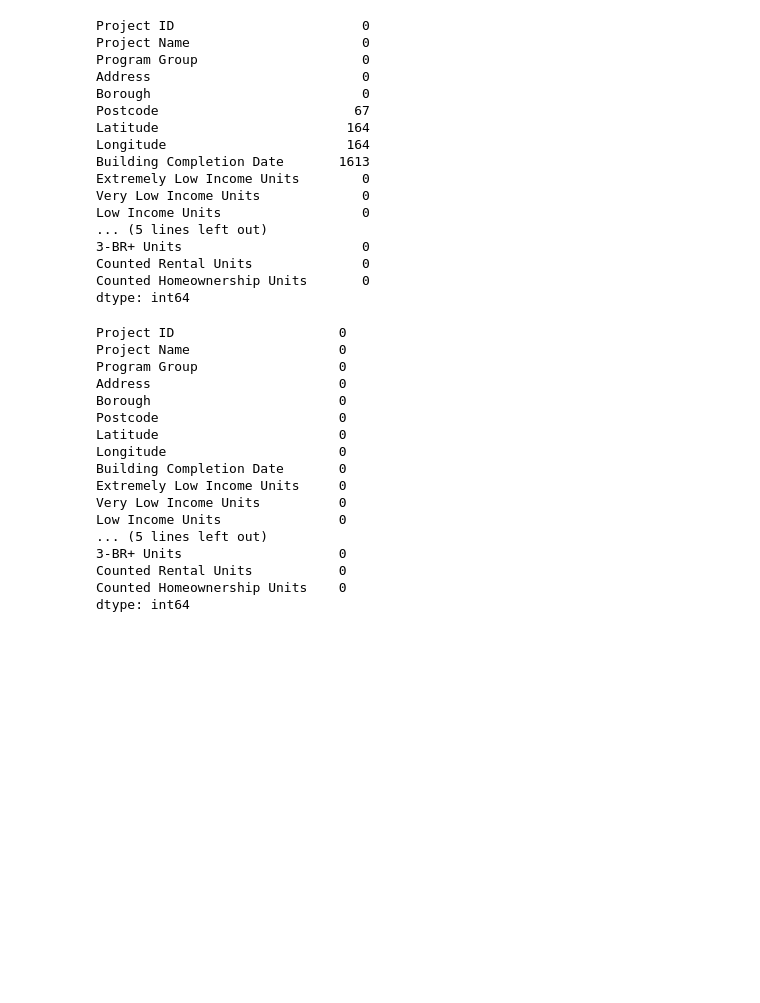
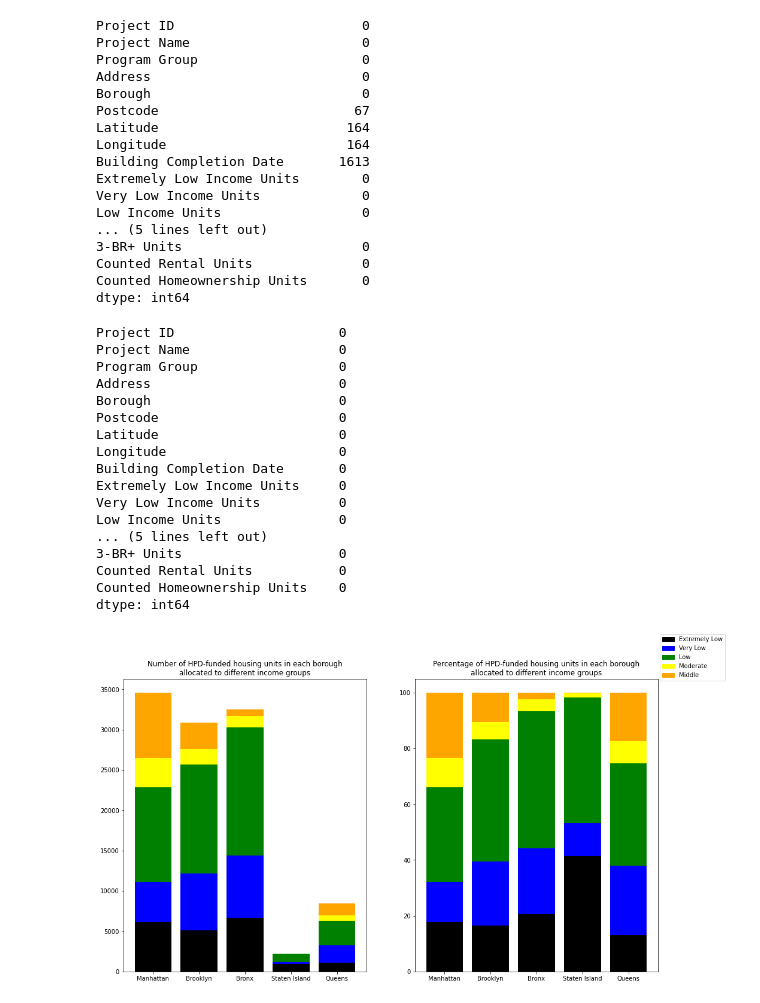
Before and after one commit to tejusrevi/nyc-housing, a Jupyter notebook: project.ipynb, the cells around one changed output. Saved outputs shown, nothing was run; the diff lists cells and outputs as text; code cells hidden in the pictures; blank space fills up the shorter version.

Commit message:
Added chart

```diff
--- a/project.ipynb
+++ b/project.ipynb
@@ -142,0 +144,53 @@ df.to_csv('cleaned_data.csv', encoding='utf-8')
+# %%
+
+from matplotlib.pyplot import legend
+
+fig, axs = plt.subplots(1, 2, figsize=(16, 9))
+axs=axs.flatten()
+
+x = ['Manhattan', 'Brooklyn', 'Bronx', 'Staten Island', 'Queens']
+extreme_low = [df[df['Borough'] == 'Manhattan']['Extremely Low Income Units'].sum(), df[df['Borough'] == 'Brooklyn']['Extremely Low Income Units'].sum(), df[df['Borough'] == 'Bronx']['Extremely Low Income Units'].sum(), df[df['Borough'] == 'Staten Island']['Extremely Low Income Units'].sum(), df[df['Borough'] == 'Queens']['Extremely Low Income Units'].sum()]
+very_low = [df[df['Borough'] == 'Manhattan']['Very Low Income Units'].sum(), df[df['Borough'] == 'Brooklyn']['Very Low Income Units'].sum(), df[df['Borough'] == 'Bronx']['Very Low Income Units'].sum(), df[df['Borough'] == 'Staten Island']['Very Low Income Units'].sum(), df[df['Borough'] == 'Queens']['Very Low Income Units'].sum()]
+low = [df[df['Borough'] == 'Manhattan']['Low Income Units'].sum(), df[df['Borough'] == 'Brooklyn']['Low Income Units'].sum(), df[df['Borough'] == 'Bronx']['Low Income Units'].sum(), df[df['Borough'] == 'Staten Island']['Low Income Units'].sum(), df[df['Borough'] == 'Queens']['Low Income Units'].sum()]
+moderate = [df[df['Borough'] == 'Manhattan']['Moderate Income Units'].sum(), df[df['Borough'] == 'Brooklyn']['Moderate Income Units'].sum(), df[df['Borough'] == 'Bronx']['Moderate Income Units'].sum(), df[df['Borough'] == 'Staten Island']['Moderate Income Units'].sum(), df[df['Borough'] == 'Queens']['Moderate Income Units'].sum()]
+middle = [df[df['Borough'] == 'Manhattan']['Middle Income Units'].sum(), df[df['Borough'] == 'Brooklyn']['Middle Income Units'].sum(), df[df['Borough'] == 'Bronx']['Middle Income Units'].sum(), df[df['Borough'] == 'Staten Island']['Middle Income Units'].sum(), df[df['Borough'] == 'Queens']['Middle Income Units'].sum()]
+
+income_groups_absolute=[extreme_low, very_low, low, moderate, middle]
+
+bottom = [0, 0, 0, 0, 0]
+colors = {'Extremely Low':'#000000', 'Very Low': 'blue', 'Low': 'green', 'Moderate': 'yellow', 'Middle': 'orange'}
+
+for i in range(0, len(income_groups_absolute)):
+    axs[0].bar(x, income_groups_absolute[i], bottom=bottom, color=[x for x in colors.values()][i])
+    for j in range(0, len(income_groups_absolute[i])):
+        bottom[j]+=income_groups_absolute[i][j]
+axs[0].set_title('Number of HPD-funded housing units in each borough\nallocated to different income groups')
+
+##-------------------------------------
+total_num_units_per_borough = [0, 0, 0, 0, 0]
+for income_group in income_groups_absolute:
+    for i in range(0, len(income_group)):
+        total_num_units_per_borough[i] += income_group[i]
+
+income_groups_ratio = []
+for i in range(0, len(income_group)):
+    temp = []
+    for j in range(0, len(total_num_units_per_borough)):
+        temp.append(income_groups_absolute[i][j]/total_num_units_per_borough[j]*100)
+    income_groups_ratio.append(temp)
+
+bottom = [0, 0, 0, 0, 0]
+for i in range(0, len(income_groups_absolute)):
+    axs[1].bar(x, income_groups_ratio[i], bottom=bottom, color=[x for x in colors.values()][i])
+    for j in range(0, len(income_groups_absolute[i])):
+        bottom[j]+=income_groups_ratio[i][j]
+axs[1].set_title('Percentage of HPD-funded housing units in each borough\nallocated to different income groups')
+
+
+labels = list(colors.keys())
+handles = [plt.Rectangle((0,0),1,1, color=colors[label]) for label in labels]
+fig.legend(handles, labels)
+
+plt.show()
+# %% [output]
+[figure, added]
```
Also changed, not shown: parts of 6 cells of this notebook.
